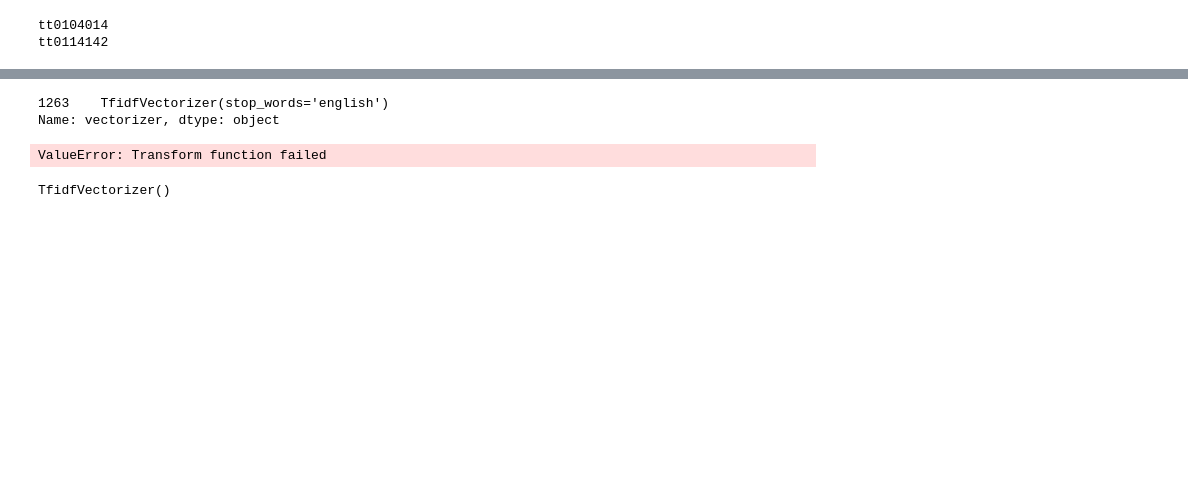
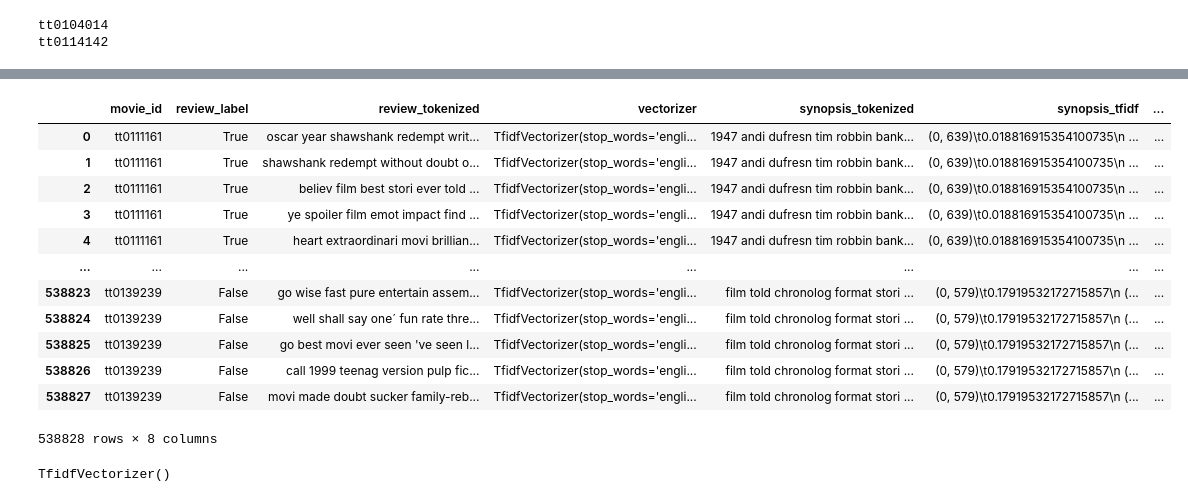
Before and after one commit to vincentaurellio/CS3244, a Jupyter notebook: src/word2vec.ipynb, the cells around one changed output, grey strips where cells are left out. Drawn from its saved outputs; the diff is of its cells as text; code cells hidden in the pictures; blank space fills up the shorter version.

Commit message:
adding word2vec

```diff
--- a/src/word2vec.ipynb
+++ b/src/word2vec.ipynb
@@ -57,15 +65,15 @@ df_movie_details['vectorizer'] = df_movie_details['text_tokenized'].apply(fit_ve
 # %%
 # Creating new dataframe for Similarity measure
-similarity_data = {'movie_id' : [], 'review_label' : [], 'review_tokenized' : [], 'vectorizer' : [], 'synopsis_tokenized' : [], 'synopsis_tfidf' : [], 'review_tfidf' : []}
+similarity_data = {'movie_id' : [], 'review_label' : [], 'review_tokenized' : [], 'vectorizer' : [], 'synopsis_tokenized' : [], 'synopsis_tfidf' : [], 'review_tfidf' : [], 'similarity_score':[]}
 for idx in df_reviews.index:
     review = df_reviews.loc[idx, :]
     movie_id = review['movie_id']
     review_tokenized = review['text_tokenized']
-    synopsis_tokenized = df_movie_details.loc[df_movie_details['movie_id'] == movie_id]['text_tokenized'].tolist() #get tokenized synopsis of reviewed movie
-    vectorizer = df_movie_details.loc[df_movie_details['movie_id'] == movie_id]['vectorizer']
-    print(vectorizer)
-    synopsis_tfidf = vectorizer.transform(synopsis_tokenized)
-    review_tfidf = vectorizer.transform(review_tokenized)
+    synopsis_tokenized = df_movie_details.loc[df_movie_details['movie_id'] == movie_id]['text_tokenized'].tolist()[0] #get tokenized synopsis of reviewed movie
+    vectorizer = df_movie_details.loc[df_movie_details['movie_id'] == movie_id]['vectorizer'].tolist()[0]
+    synopsis_tfidf = vectorizer.transform([synopsis_tokenized])
+    review_tfidf = vectorizer.transform([review_tokenized])
+    similarity_score = cosine_similarity(synopsis_tfidf, review_tfidf)
     review_label = review['is_spoiler']
 
     similarity_data['movie_id'].append(movie_id)
@@ -73,14 +81,29 @@ for idx in df_reviews.index:
     similarity_data['synopsis_tokenized'].append(synopsis_tokenized)
     similarity_data["review_label"].append(review_label)
     similarity_data['vectorizer'].append(vectorizer)
-    similarit_data['synopsis_tfidf'].append(synopsis_tfidf)
+    similarity_data['synopsis_tfidf'].append(synopsis_tfidf)
     similarity_data['review_tfidf'].append(review_tfidf)
+    similarity_data['similarity_score'].append(similarity_score)
 
 similarity_df = pd.DataFrame(similarity_data)
-# %% [output]
-1263    TfidfVectorizer(stop_words='english')
-Name: vectorizer, dtype: object
-ValueError: Transform function failed
+# %%
+similarity_df['similarity_score'] = similarity_df['similarity_score'].apply(lambda x: x[0][0])
+# %%
+similarity_df
+# %% [output]
+|  | movie_id | review_label | review_tokenized | vectorizer | synopsis_tokenized | synopsis_tfidf | ... |
+| 0 | tt0111161 | True | oscar year shawshank redempt writ... | TfidfVectorizer(stop_words='engli... | 1947 andi dufresn tim robbin bank... | (0, 639)\t0.018816915354100735\n ... | ... |
+| 1 | tt0111161 | True | shawshank redempt without doubt o... | TfidfVectorizer(stop_words='engli... | 1947 andi dufresn tim robbin bank... | (0, 639)\t0.018816915354100735\n ... | ... |
+| 2 | tt0111161 | True | believ film best stori ever told ... | TfidfVectorizer(stop_words='engli... | 1947 andi dufresn tim robbin bank... | (0, 639)\t0.018816915354100735\n ... | ... |
+| 3 | tt0111161 | True | ye spoiler film emot impact find ... | TfidfVectorizer(stop_words='engli... | 1947 andi dufresn tim robbin bank... | (0, 639)\t0.018816915354100735\n ... | ... |
+| 4 | tt0111161 | True | heart extraordinari movi brillian... | TfidfVectorizer(stop_words='engli... | 1947 andi dufresn tim robbin bank... | (0, 639)\t0.018816915354100735\n ... | ... |
+| ... | ... | ... | ... | ... | ... | ... | ... |
+| 538823 | tt0139239 | False | go wise fast pure entertain assem... | TfidfVectorizer(stop_words='engli... | film told chronolog format stori ... | (0, 579)\t0.17919532172715857\n (... | ... |
+| 538824 | tt0139239 | False | well shall say one´ fun rate thre... | TfidfVectorizer(stop_words='engli... | film told chronolog format stori ... | (0, 579)\t0.17919532172715857\n (... | ... |
+| 538825 | tt0139239 | False | go best movi ever seen 've seen l... | TfidfVectorizer(stop_words='engli... | film told chronolog format stori ... | (0, 579)\t0.17919532172715857\n (... | ... |
+| 538826 | tt0139239 | False | call 1999 teenag version pulp fic... | TfidfVectorizer(stop_words='engli... | film told chronolog format stori ... | (0, 579)\t0.17919532172715857\n (... | ... |
+| 538827 | tt0139239 | False | movi made doubt sucker family-reb... | TfidfVectorizer(stop_words='engli... | film told chronolog format stori ... | (0, 579)\t0.17919532172715857\n (... | ... |
+538828 rows × 8 columns
 # %%
 similarity_df.to_pickle("../data/similarity.pkl.gz", compression = "gzip")
 # %%
```
Also changed, not shown: parts of 7 cells of this notebook, 1 other file.
